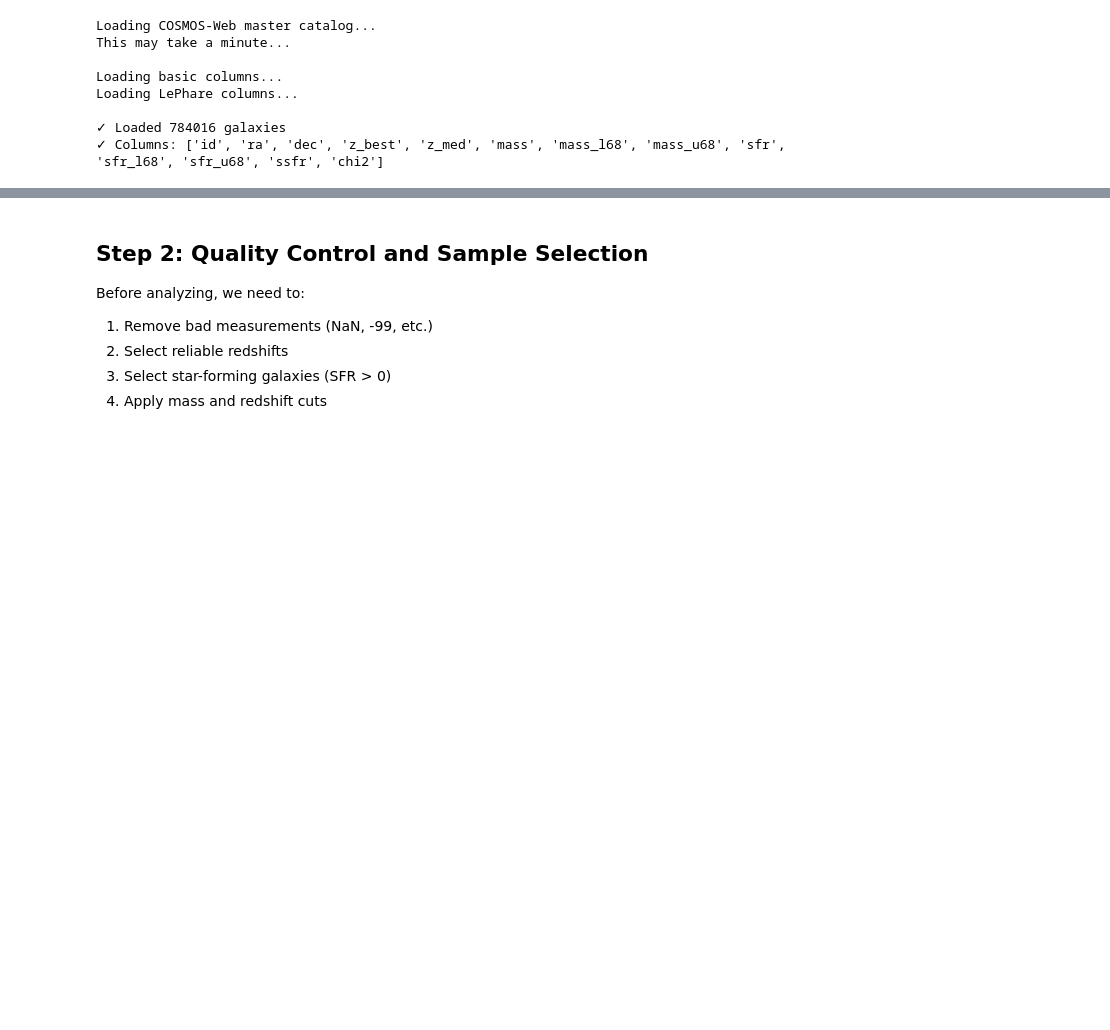
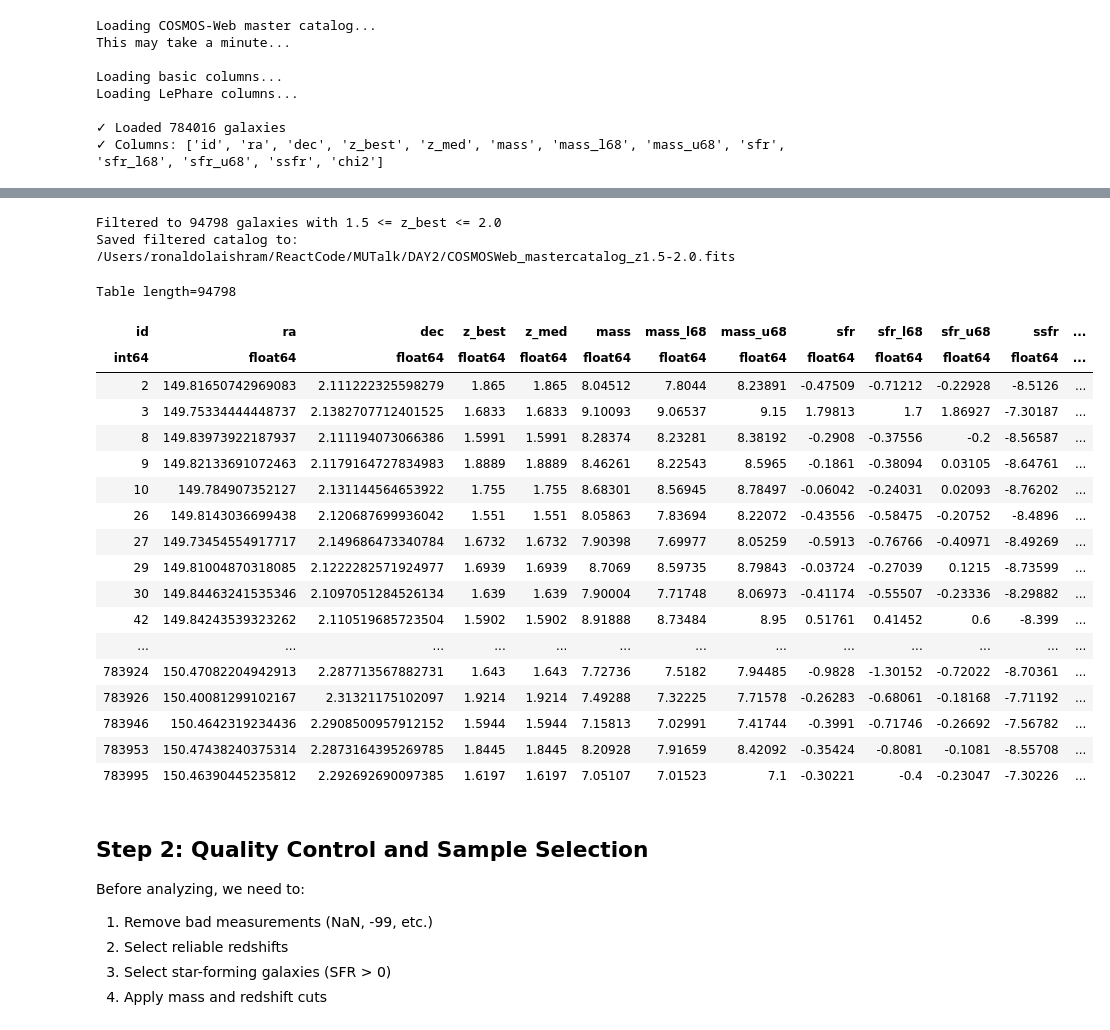
Before and after one commit to ronaldolaishram/MUJWST_Ronaldo, a Jupyter notebook: Project1_SFMS.ipynb, the cells around one changed output, grey strips where cells are left out. Saved outputs shown, nothing was run; the diff lists cells and outputs as text; code cells hidden in the pictures; blank space fills up the shorter version.

```diff
--- a/Project1_SFMS.ipynb
+++ b/Project1_SFMS.ipynb
@@ -119,6 +119,20 @@ with fits.open(catalog_path) as hdu:
     master_catalog['sfr_u68'] = hdu[2].data['sfr_u68']
     master_catalog['ssfr'] = hdu[2].data['ssfr_med']  # yr^-1
     master_catalog['chi2'] = hdu[2].data['chi2_best']
+    # HDU 2: LePhare - redshifts, physical parameters, and ABSOLUTE MAGNITUDES
+    print("Loading LePhare columns...")
+    master_catalog['z_best'] = hdu[2].data['zfinal']
+    master_catalog['mass'] = hdu[2].data['mass_med']
+    master_catalog['sfr'] = hdu[2].data['sfr_med']
+    master_catalog['ssfr'] = hdu[2].data['ssfr_med']
+
+    # Rest-frame absolute magnitudes from LePhare
+    print("Loading rest-frame magnitudes...")
+    master_catalog['M_NUV'] = hdu[2].data['mabs_nuv']  # Near-UV (proxy for U)
+    master_catalog['M_r'] = hdu[2].data['mabs_r']      # R-band (proxy for V)
+    master_catalog['M_J'] = hdu[2].data['mabs_j']      # J-band
+    master_catalog['M_K'] = hdu[2].data['mabs_k']      # K-band
+
 
 print(f"\n✓ Loaded {len(master_catalog)} galaxies")
 print(f"✓ Columns: {master_catalog.colnames}")
@@ -125,3 +157,47 @@ print(f"✓ Columns: {master_catalog.colnames}")
+# %%
+#Filter to 1.5 <= z_best <= 2.0 (inclusive)
+import os
+zmin, zmax = 1.5, 2.0
+mask = (master_catalog['z_best'] >= zmin) & (master_catalog['z_best'] <= zmax)
+filtered = master_catalog[mask]
+
+print(f"Filtered to {len(filtered)} galaxies with {zmin} <= z_best <= {zmax}")
+out_path = '/Users/ronaldolaishram/ReactCode/MUTalk/DAY2/COSMOSWeb_mastercatalog_z1.5-2.0.fits'
+
+# Save to FITS (overwrite if file exists)
+if os.path.exists(out_path):
+    print(f"Overwriting existing file: {out_path}")
+    os.remove(out_path)
+
+# astropy.Table.write will create a PrimaryHDU + BinTableHDU
+filtered.write(out_path, format='fits')
+
+print(f"Saved filtered catalog to: {out_path}")
+# %% [output]
+Filtered to 94798 galaxies with 1.5 <= z_best <= 2.0
+Saved filtered catalog to: /Users/ronaldolaishram/ReactCode/MUTalk/DAY2/COSMOSWeb_mastercatalog_z1.5-2.0.fits
+# %%
+filtered
+# %% [output]
+Table length=94798
+| id | ra | dec | z_best | z_med | mass | mass_l68 | mass_u68 | sfr | sfr_l68 | sfr_u68 | ssfr | ... |
+| int64 | float64 | float64 | float64 | float64 | float64 | float64 | float64 | float64 | float64 | float64 | float64 | ... |
+| 2 | 149.81650742969083 | 2.111222325598279 | 1.865 | 1.865 | 8.04512 | 7.8044 | 8.23891 | -0.47509 | -0.71212 | -0.22928 | -8.5126 | ... |
+| 3 | 149.75334444448737 | 2.1382707712401525 | 1.6833 | 1.6833 | 9.10093 | 9.06537 | 9.15 | 1.79813 | 1.7 | 1.86927 | -7.30187 | ... |
+| 8 | 149.83973922187937 | 2.111194073066386 | 1.5991 | 1.5991 | 8.28374 | 8.23281 | 8.38192 | -0.2908 | -0.37556 | -0.2 | -8.56587 | ... |
+| 9 | 149.82133691072463 | 2.1179164727834983 | 1.8889 | 1.8889 | 8.46261 | 8.22543 | 8.5965 | -0.1861 | -0.38094 | 0.03105 | -8.64761 | ... |
+| 10 | 149.784907352127 | 2.131144564653922 | 1.755 | 1.755 | 8.68301 | 8.56945 | 8.78497 | -0.06042 | -0.24031 | 0.02093 | -8.76202 | ... |
+| 26 | 149.8143036699438 | 2.120687699936042 | 1.551 | 1.551 | 8.05863 | 7.83694 | 8.22072 | -0.43556 | -0.58475 | -0.20752 | -8.4896 | ... |
+| 27 | 149.73454554917717 | 2.149686473340784 | 1.6732 | 1.6732 | 7.90398 | 7.69977 | 8.05259 | -0.5913 | -0.76766 | -0.40971 | -8.49269 | ... |
+| 29 | 149.81004870318085 | 2.1222282571924977 | 1.6939 | 1.6939 | 8.7069 | 8.59735 | 8.79843 | -0.03724 | -0.27039 | 0.1215 | -8.73599 | ... |
+| 30 | 149.84463241535346 | 2.1097051284526134 | 1.639 | 1.639 | 7.90004 | 7.71748 | 8.06973 | -0.41174 | -0.55507 | -0.23336 | -8.29882 | ... |
+| 42 | 149.84243539323262 | 2.110519685723504 | 1.5902 | 1.5902 | 8.91888 | 8.73484 | 8.95 | 0.51761 | 0.41452 | 0.6 | -8.399 | ... |
+| ... | ... | ... | ... | ... | ... | ... | ... | ... | ... | ... | ... | ... |
+| 783924 | 150.47082204942913 | 2.287713567882731 | 1.643 | 1.643 | 7.72736 | 7.5182 | 7.94485 | -0.9828 | -1.30152 | -0.72022 | -8.70361 | ... |
+| 783926 | 150.40081299102167 | 2.31321175102097 | 1.9214 | 1.9214 | 7.49288 | 7.32225 | 7.71578 | -0.26283 | -0.68061 | -0.18168 | -7.71192 | ... |
+| 783946 | 150.4642319234436 | 2.2908500957912152 | 1.5944 | 1.5944 | 7.15813 | 7.02991 | 7.41744 | -0.3991 | -0.71746 | -0.26692 | -7.56782 | ... |
+| 783953 | 150.47438240375314 | 2.2873164395269785 | 1.8445 | 1.8445 | 8.20928 | 7.91659 | 8.42092 | -0.35424 | -0.8081 | -0.1081 | -8.55708 | ... |
+| 783995 | 150.46390445235812 | 2.292692690097385 | 1.6197 | 1.6197 | 7.05107 | 7.01523 | 7.1 | -0.30221 | -0.4 | -0.23047 | -7.30226 | ... |
 # %% [markdown]
 ## Step 2: Quality Control and Sample Selection
 
```
Also changed, not shown: parts of 2 cells of this notebook, 2 other files.
